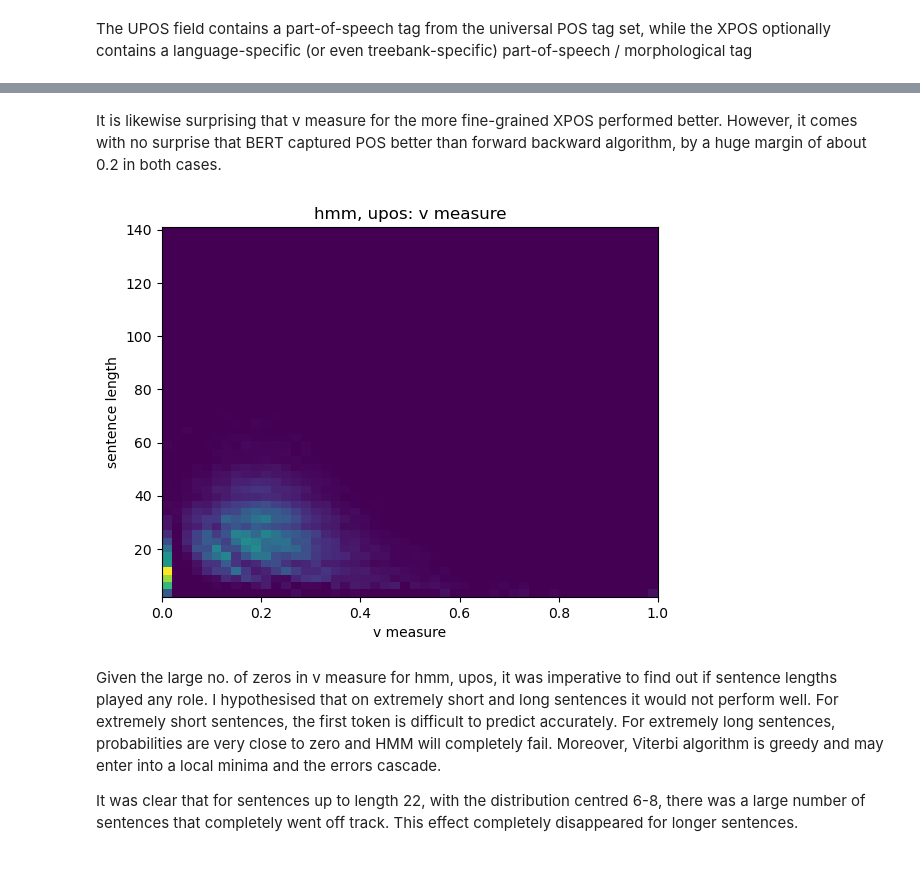
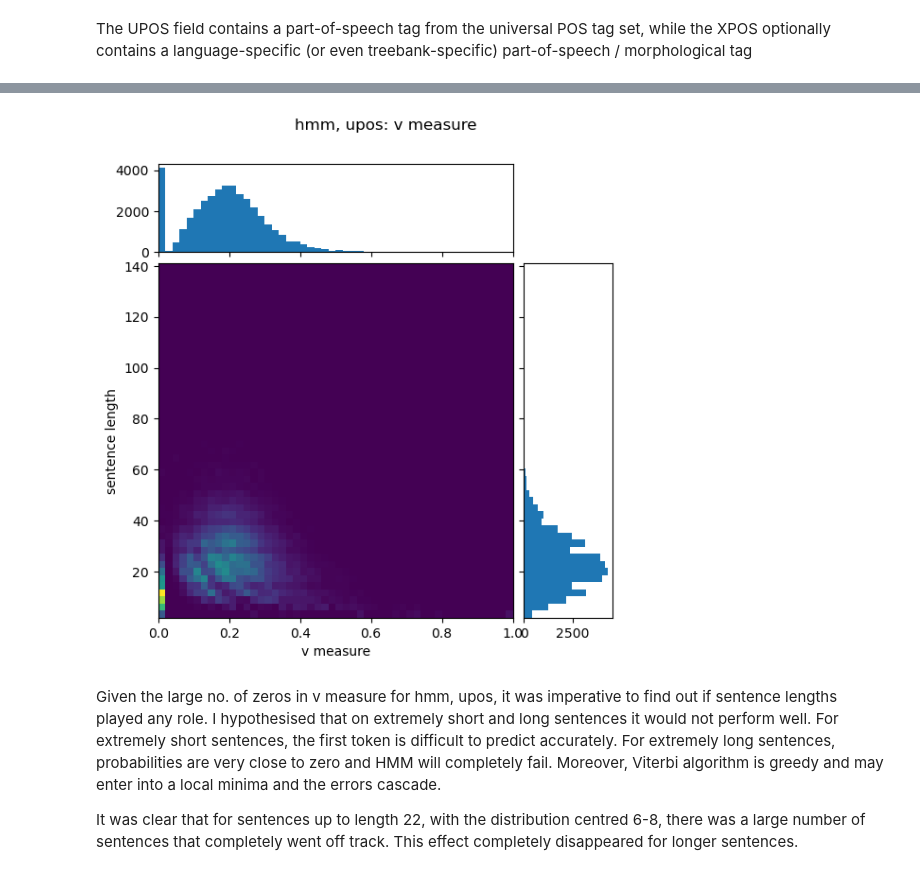
Before and after one commit to WCSin01/nlp_assignment3, a Jupyter notebook: eval_plt.ipynb, the cells around one changed output, grey strips where cells are left out. Saved outputs shown, nothing was run; the diff lists cells and outputs as text; code cells hidden in the pictures.

```diff
--- a/eval_plt.ipynb
+++ b/eval_plt.ipynb
@@ -49,15 +79,34 @@ plot_hist(bert_xpos_df["v measure"], 50, False, "bert, xpos: v measure", "v meas
-# %% [markdown]
-It is likewise surprising that v measure for the more fine-grained XPOS performed better. However, it comes with no surprise that BERT captured POS better than forward backward algorithm, by a huge margin of about 0.2 in both cases.
-# %%
-plot_2dhist(
-  hmm_upos_df["v measure"],
-  hmm_upos_df["sentence length"],
-  50,
-  "hmm, upos: v measure",
-  "v measure",
-  "sentence length")
-# %% [output]
-[figure, removed]
+# %%
+x = hmm_upos_df["v measure"]
+y = hmm_upos_df["sentence length"]
+fig = plt.figure(figsize=(6, 6))
+# Add a gridspec with 2 rows, 2 columns, ratio of 1 to 4 between
+# size of marginal & main axes in both directions.
+# left, right, bottom, top set the bounds (out of 1) of whole fig
+# 0 is bottom left, 1 is top right
+# wspace, hspace are padding between main & marginal axes
+gs = fig.add_gridspec(2, 2,  width_ratios=(4, 1), height_ratios=(1, 4),
+                    left=0.1, right=0.9, bottom=0.1, top=0.9,
+                    wspace=0.05, hspace=0.05)
+# create axes
+ax = fig.add_subplot(gs[1, 0])
+ax_histx = fig.add_subplot(gs[0, 0], sharex=ax)
+ax_histy = fig.add_subplot(gs[1, 1], sharey=ax)
+
+# no labels
+ax_histx.tick_params(axis="x", labelbottom=False)
+ax_histy.tick_params(axis="y", labelleft=False)
+
+fig.suptitle("hmm, upos: v measure")
+ax.set_xlabel("v measure")
+ax.set_ylabel("sentence length")
+
+ax.hist2d(x, y, bins=50)
+ax_histx.hist(x, bins=50)
+ax_histy.hist(y, bins=50, orientation='horizontal')
+plt.show()
+# %% [output]
+[figure, added]
 # %% [markdown]
 Given the large no. of zeros in v measure for hmm, upos, it was imperative to find out if sentence lengths played any role. I hypothesised that on extremely short and long sentences it would not perform well. For extremely short sentences, the first token is difficult to predict accurately. For extremely long sentences, probabilities are very close to zero and HMM will completely fail. Moreover, Viterbi algorithm is greedy and may enter into a local minima and the errors cascade.
 
```
Also changed, not shown: parts of 34 cells of this notebook, 10 other files.
